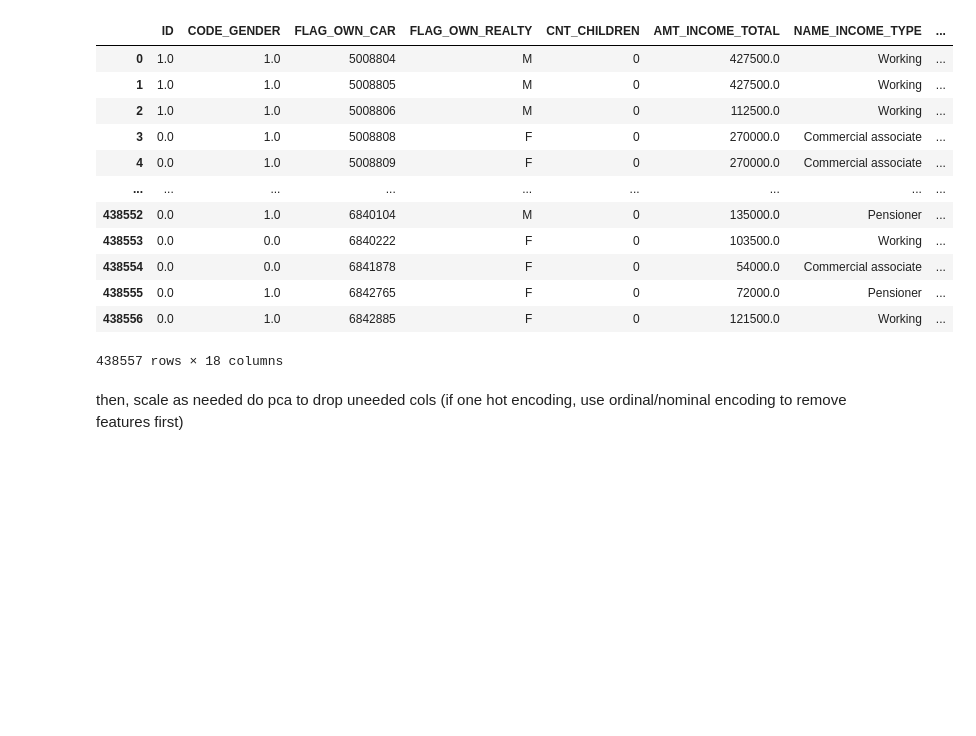
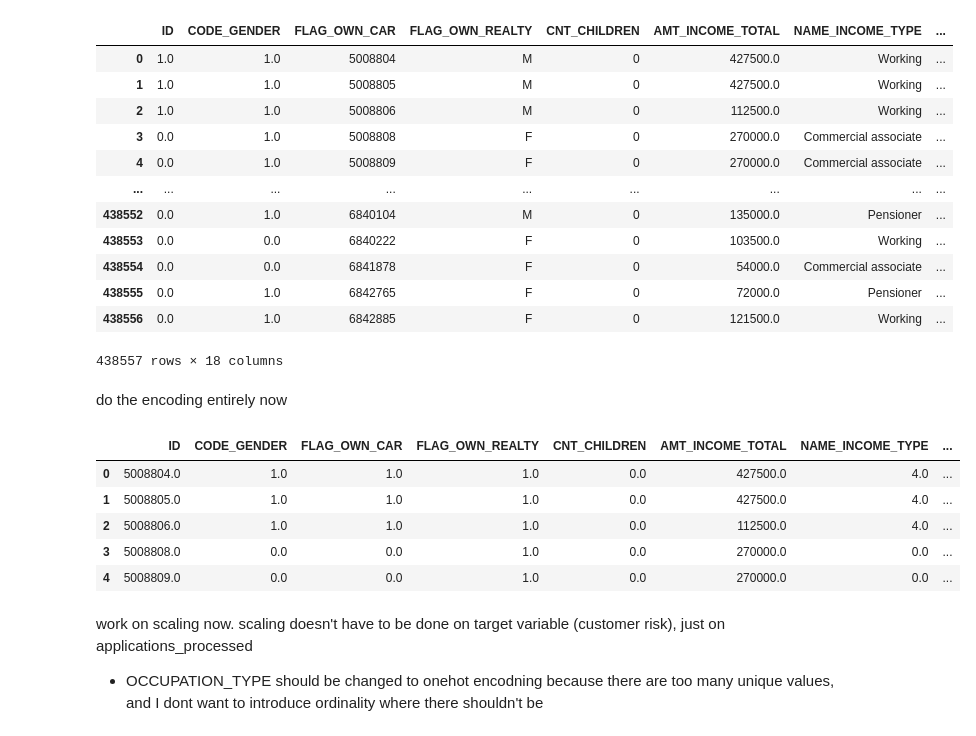
Before and after one commit to mgit00/Customer_Risk, a Jupyter notebook: data_exploration.ipynb, the cells around one changed output. Saved outputs shown, nothing was run; the diff lists cells and outputs as text; code cells hidden in the pictures; blank space fills up the shorter version.

```diff
--- a/data_exploration.ipynb
+++ b/data_exploration.ipynb
@@ -417,6 +417,5 @@ pd.DataFrame(pipe.transform(applications), columns=applications.columns)
 | 438555 | 0.0 | 1.0 | 6842765 | F | 0 | 72000.0 | Pensioner | ... |
 | 438556 | 0.0 | 1.0 | 6842885 | F | 0 | 121500.0 | Working | ... |
 438557 rows × 18 columns
-# %% [markdown]
-then, scale as needed
-do pca to drop uneeded cols (if one hot encoding, use ordinal/nominal encoding to remove features first)
+# %% [markdown]
+do the encoding entirely now
@@ -422,0 +482,15 @@ do pca to drop uneeded cols (if one hot encoding, use ordinal/nominal encoding t
+# %%
+
+apps= cc_applications_encoding_only(applications)
+
+apps.head()
+# %% [output]
+|  | ID | CODE_GENDER | FLAG_OWN_CAR | FLAG_OWN_REALTY | CNT_CHILDREN | AMT_INCOME_TOTAL | NAME_INCOME_TYPE | ... |
+| 0 | 5008804.0 | 1.0 | 1.0 | 1.0 | 0.0 | 427500.0 | 4.0 | ... |
+| 1 | 5008805.0 | 1.0 | 1.0 | 1.0 | 0.0 | 427500.0 | 4.0 | ... |
+| 2 | 5008806.0 | 1.0 | 1.0 | 1.0 | 0.0 | 112500.0 | 4.0 | ... |
+| 3 | 5008808.0 | 0.0 | 0.0 | 1.0 | 0.0 | 270000.0 | 0.0 | ... |
+| 4 | 5008809.0 | 0.0 | 0.0 | 1.0 | 0.0 | 270000.0 | 0.0 | ... |
+# %% [markdown]
+work on scaling now. scaling doesn't have to be done on target variable (customer risk), just on applications_processed
+- OCCUPATION_TYPE should be changed to onehot encodning because there are too many unique values, and I dont want to introduce ordinality where there shouldn't be
```
Also changed, not shown: parts of 7 cells of this notebook, 4 other files.
